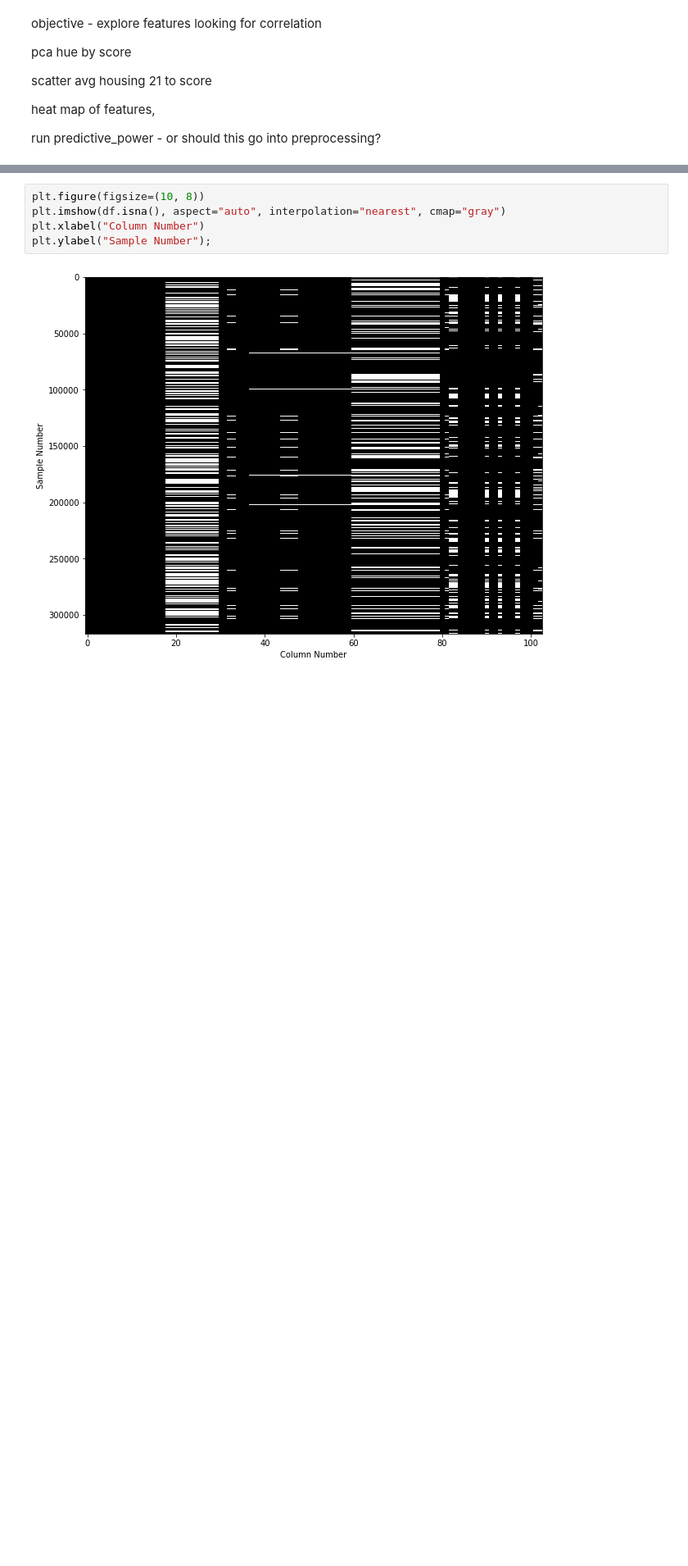
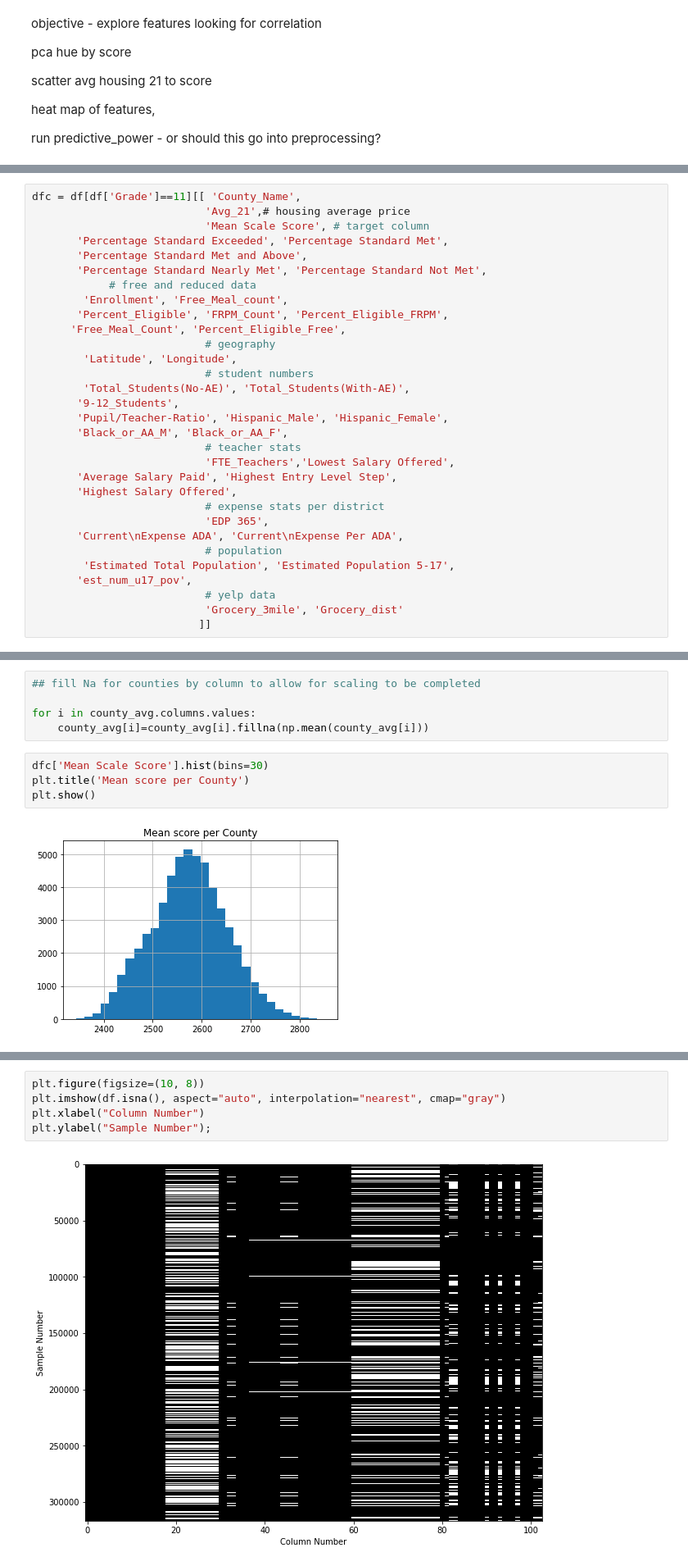
Before and after one commit to misterrustia/California_Testing_Analysis, a Jupyter notebook: notebooks/exploratory_data_analysis/EDA.ipynb, the cells around one changed output, grey strips where cells are left out. Shown at 82% size. Saved outputs shown, nothing was run; the diff lists cells and outputs as text; blank space fills up the shorter version.

```diff
--- a/notebooks/exploratory_data_analysis/EDA.ipynb
+++ b/notebooks/exploratory_data_analysis/EDA.ipynb
@@ -37,0 +57,31 @@ memory usage: 248.9+ MB
+# %%
+dfc = df[df['Grade']==11][[ 'County_Name',
+                           'Avg_21',# housing average price
+                           'Mean Scale Score', # target column
+       'Percentage Standard Exceeded', 'Percentage Standard Met',
+       'Percentage Standard Met and Above',
+       'Percentage Standard Nearly Met', 'Percentage Standard Not Met',
+            # free and reduced data
+        'Enrollment', 'Free_Meal_count',
+       'Percent_Eligible', 'FRPM_Count', 'Percent_Eligible_FRPM',
+      'Free_Meal_Count', 'Percent_Eligible_Free',
+                           # geography
+        'Latitude', 'Longitude',
+                           # student numbers
+        'Total_Students(No-AE)', 'Total_Students(With-AE)',
+       '9-12_Students',
+       'Pupil/Teacher-Ratio', 'Hispanic_Male', 'Hispanic_Female',
+       'Black_or_AA_M', 'Black_or_AA_F',
+                           # teacher stats
+                           'FTE_Teachers','Lowest Salary Offered',
+       'Average Salary Paid', 'Highest Entry Level Step',
+       'Highest Salary Offered',
+                           # expense stats per district
+                           'EDP 365',
+       'Current\nExpense ADA', 'Current\nExpense Per ADA',
+                           # population
+        'Estimated Total Population', 'Estimated Population 5-17',
+       'est_num_u17_pov',
+                           # yelp data
+                           'Grocery_3mile', 'Grocery_dist'
+                          ]]
@@ -37,0 +123,11 @@ memory usage: 248.9+ MB
+# %%
+## fill Na for counties by column to allow for scaling to be completed
+
+for i in county_avg.columns.values:
+    county_avg[i]=county_avg[i].fillna(np.mean(county_avg[i]))
+# %%
+dfc['Mean Scale Score'].hist(bins=30)
+plt.title('Mean score per County')
+plt.show()
+# %% [output]
+[figure, added]
```
Also changed, not shown: parts of 72 cells of this notebook.
